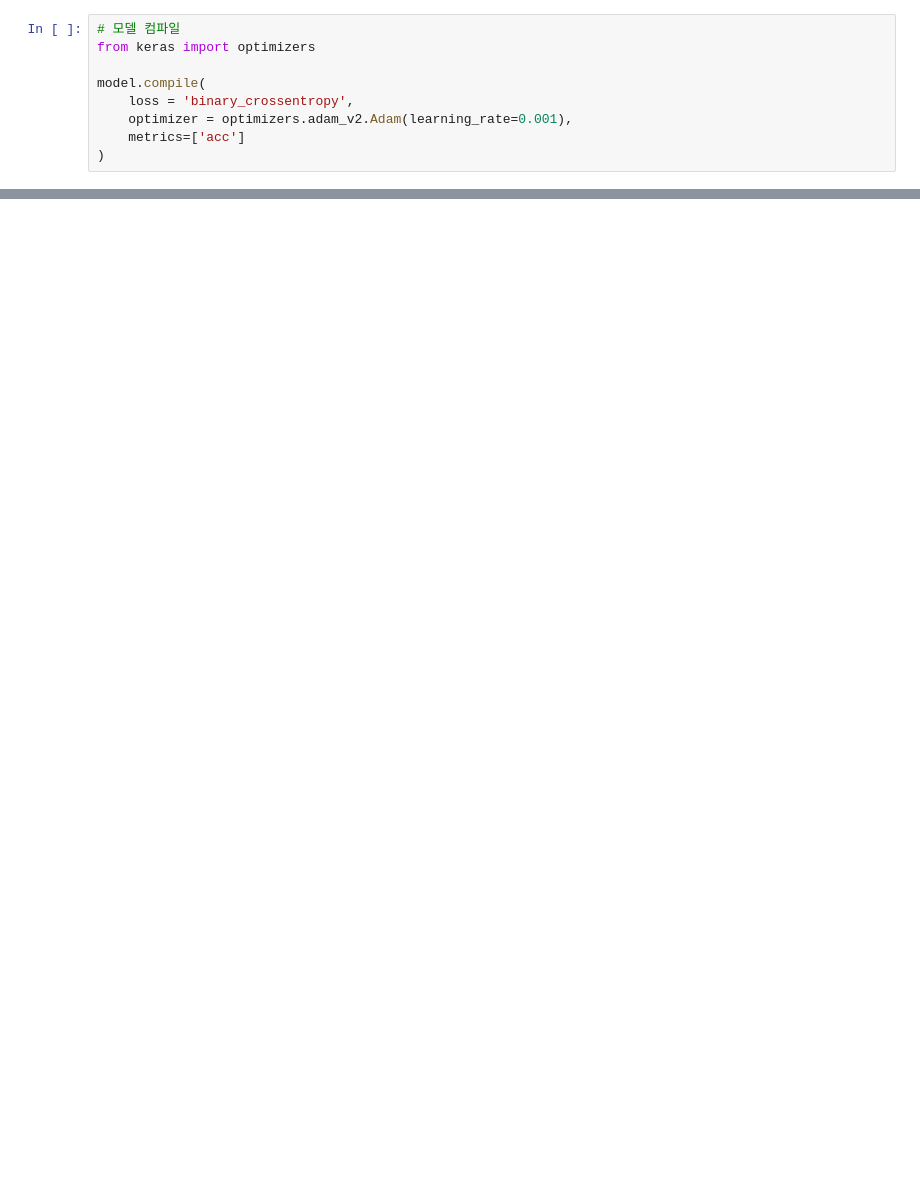
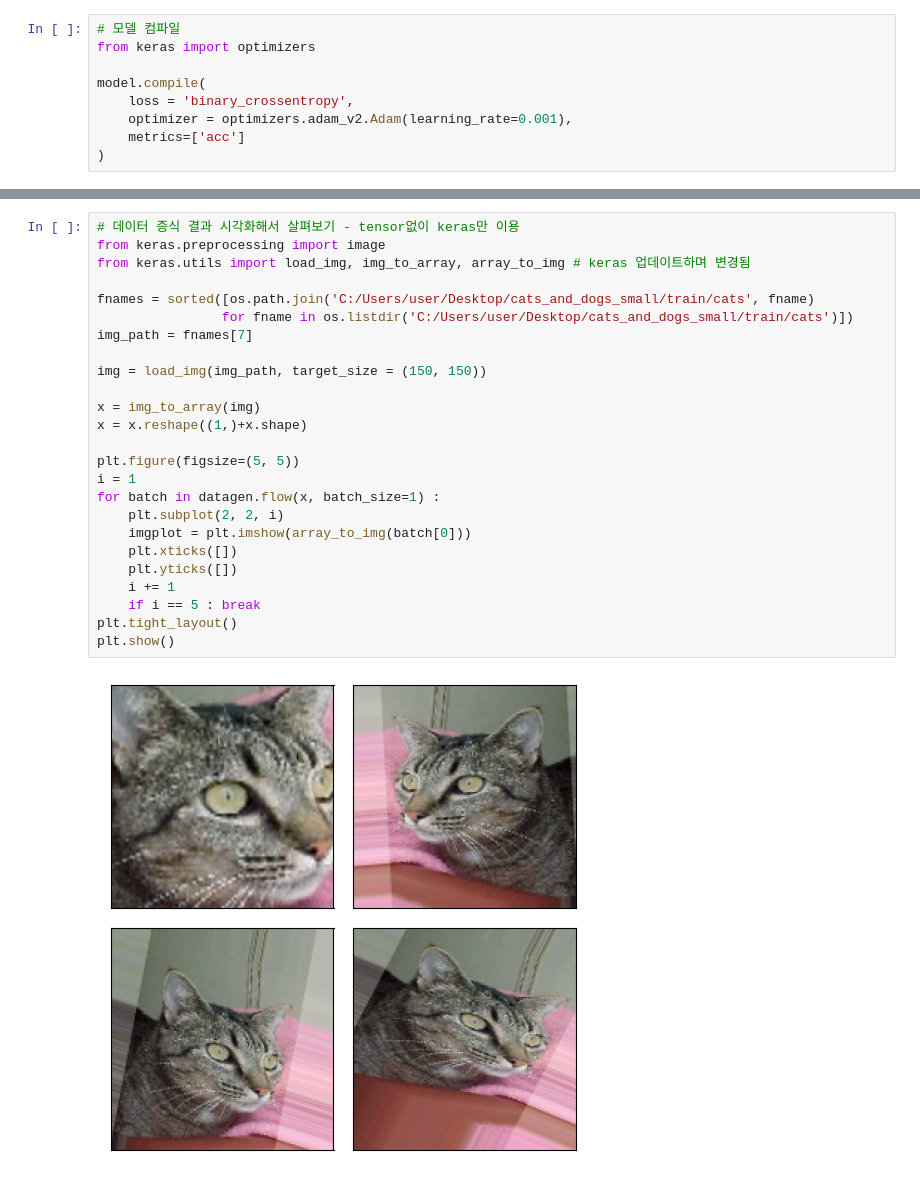
Before and after one commit to danmiee/PNT_Tensorflow, a Jupyter notebook: tensorflow_kame/Chapter09.ipynb, the cells around one changed output, grey strips where cells are left out. Drawn from its saved outputs; the diff is of its cells as text; blank space fills up the shorter version.

```diff
--- a/tensorflow_kame/Chapter09.ipynb
+++ b/tensorflow_kame/Chapter09.ipynb
@@ -428,0 +509,27 @@ NameError: name 'history' is not defined
+# %%
+# 데이터 증식 결과 시각화해서 살펴보기 - tensor없이 keras만 이용
+from keras.preprocessing import image
+from keras.utils import load_img, img_to_array, array_to_img # keras 업데이트하며 변경됨
+
+fnames = sorted([os.path.join('C:/Users/user/Desktop/cats_and_dogs_small/train/cats', fname)
+                for fname in os.listdir('C:/Users/user/Desktop/cats_and_dogs_small/train/cats')])
+img_path = fnames[7]
+
+img = load_img(img_path, target_size = (150, 150))
+
+x = img_to_array(img)
+x = x.reshape((1,)+x.shape)
+
+plt.figure(figsize=(5, 5))
+i = 1
+for batch in datagen.flow(x, batch_size=1) :
+    plt.subplot(2, 2, i)
+    imgplot = plt.imshow(array_to_img(batch[0]))
+    plt.xticks([])
+    plt.yticks([])
+    i += 1
+    if i == 5 : break
+plt.tight_layout()
+plt.show()
+# %% [output]
+[figure, added]
```
Also changed, not shown: parts of 39 cells of this notebook.
